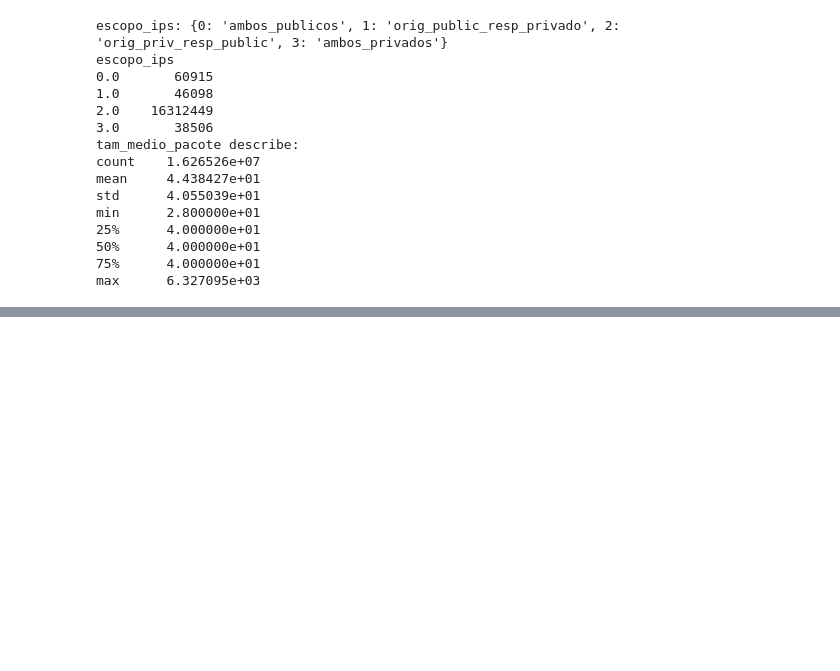
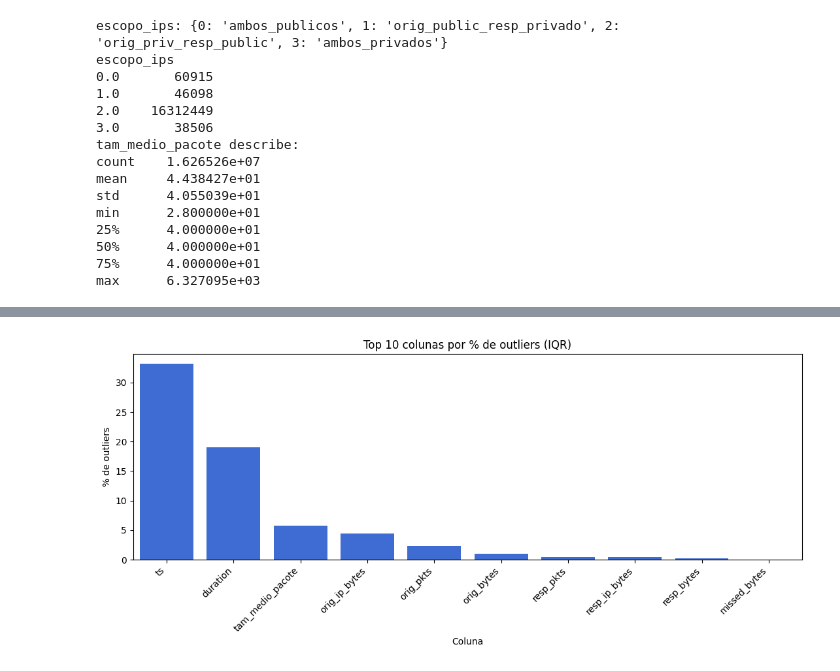
Before and after one commit to DiogoMarassi/secure-iot-detection, a Jupyter notebook: notebooks/analise.ipynb, the cells around one changed output, grey strips where cells are left out. Saved outputs shown, nothing was run; the diff lists cells and outputs as text; code cells hidden in the pictures; blank space fills up the shorter version.

```diff
--- a/notebooks/analise.ipynb
+++ b/notebooks/analise.ipynb
@@ -544,0 +634,79 @@ total NaN: 0
+# %%
+label_col = "label"
+
+num_cols = [
+    c for c in df.select_dtypes(include=[np.number]).columns
+    if c != label_col and c != "escopo_ips"
+]
+
+q1 = df[num_cols].quantile(0.25)
+q3 = df[num_cols].quantile(0.75)
+iqr = q3 - q1
+
+lim_inf = q1 - 1.5 * iqr
+lim_sup = q3 + 1.5 * iqr
+
+mask_iqr = (df[num_cols].lt(lim_inf, axis=1) | df[num_cols].gt(lim_sup, axis=1))
+
+outlier_count_por_col = mask_iqr.sum().astype(int)
+outlier_rate_por_col = (mask_iqr.mean() * 100)
+
+resumo_colunas = (
+    pd.DataFrame(
+        {
+            "outlier_count": outlier_count_por_col,
+            "outlier_pct": outlier_rate_por_col,
+            "non_outlier_count": len(df) - outlier_count_por_col,
+        }
+    )
+    .sort_values("outlier_pct", ascending=False)
+)
+
+print("Resumo de outliers por coluna (IQR):")
+print(resumo_colunas.round(4).to_string())
+
+if label_col in df.columns:
+    frames = []
+    for col in num_cols:
+        t = pd.crosstab(df[label_col], mask_iqr[col], normalize="index") * 100
+        t = t.rename(columns={False: "sem_outlier", True: "com_outlier"})
+        t["coluna"] = col
+        t = t.reset_index()
+        if "sem_outlier" not in t.columns:
+            t["sem_outlier"] = 0.0
+        if "com_outlier" not in t.columns:
+            t["com_outlier"] = 0.0
+        frames.append(t[["coluna", label_col, "sem_outlier", "com_outlier"]])
+
+    resumo_label_coluna = pd.concat(frames, ignore_index=True)
+    resumo_label_coluna = resumo_label_coluna.sort_values(["coluna", label_col])
+
+    print("\nTaxa por classe dentro de cada coluna (%):")
+    print(resumo_label_coluna.round(4).to_string(index=False))
+
+
+top_n = 10
+plot_df = resumo_colunas.head(top_n).reset_index().rename(columns={"index": "coluna"})
+
+plt.figure(figsize=(11, 5))
+sns.barplot(data=plot_df, x="coluna", y="outlier_pct", color="#2563eb")
+plt.title(f"Top {top_n} colunas por % de outliers (IQR)")
+plt.xlabel("Coluna")
+plt.ylabel("% de outliers")
+plt.xticks(rotation=45, ha="right")
+plt.tight_layout()
+plt.show()
+
+cols_top = plot_df["coluna"].tolist()
+heat_df = resumo_label_coluna[resumo_label_coluna["coluna"].isin(cols_top)].copy()
+heat_df = heat_df.pivot(index="coluna", columns=label_col, values="com_outlier").fillna(0)
+heat_df = heat_df.reindex(cols_top)
+
+plt.figure(figsize=(8, 6))
+sns.heatmap(heat_df, annot=True, fmt=".2f", cmap="YlOrRd")
+plt.title("% com_outlier por label nas colunas top")
+plt.xlabel("Label")
+plt.ylabel("Coluna")
+plt.tight_layout()
+plt.show()
+# %% [output]
@@ -544,0 +730 @@ total NaN: 0
+[figure, added]
```
Also changed, not shown: parts of 34 cells of this notebook.
